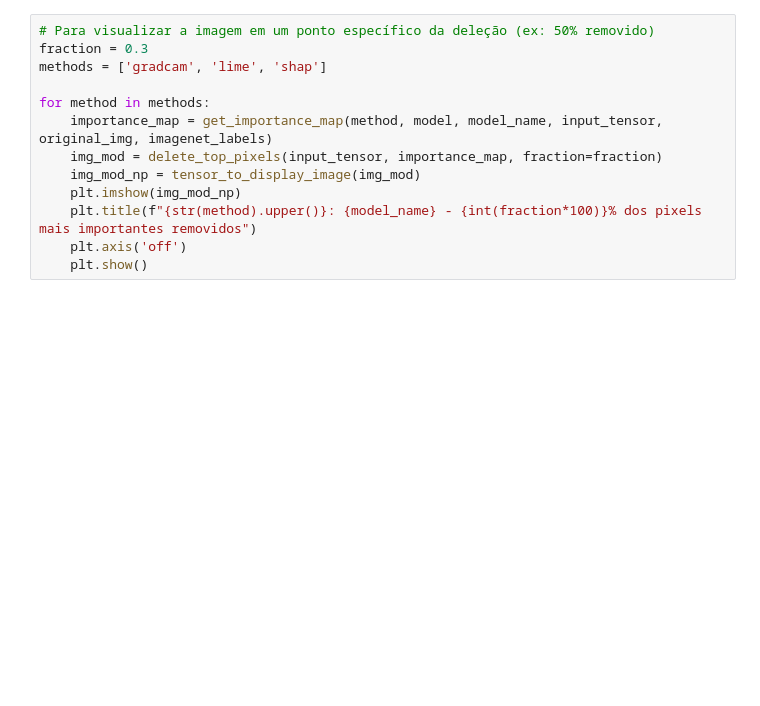
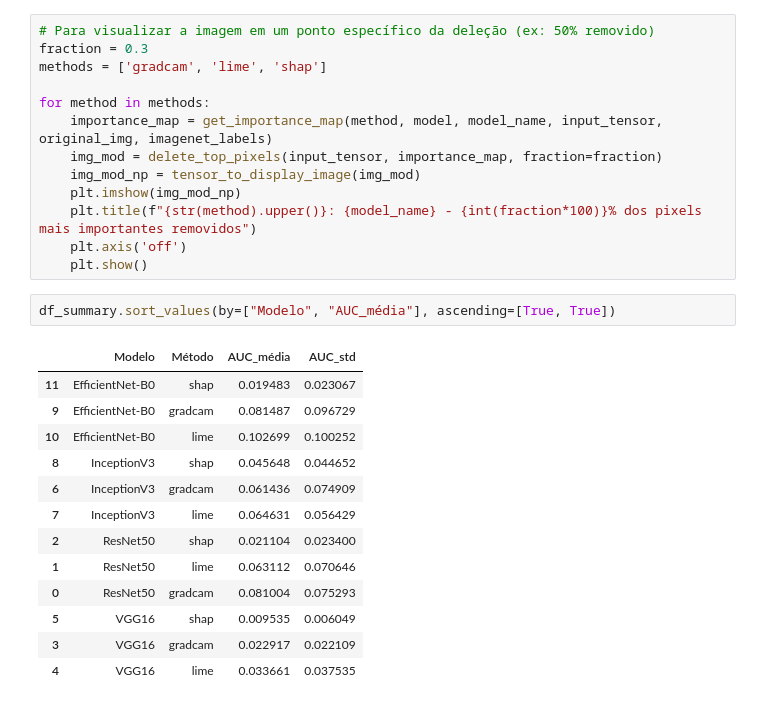
Before and after one commit to edmar-bevilaqua/xai_project_cmp627, a Jupyter notebook: src/xAI_project_CMP627_Deep_Learning.ipynb, the cells around one changed output. Drawn from its saved outputs; the diff is of its cells as text; blank space fills up the shorter version.

```diff
--- a/src/xAI_project_CMP627_Deep_Learning.ipynb
+++ b/src/xAI_project_CMP627_Deep_Learning.ipynb
@@ -1087,3 +1087,19 @@ for method in methods:
     plt.title(f"{str(method).upper()}: {model_name} - {int(fraction*100)}% dos pixels mais importantes removidos")
     plt.axis('off')
     plt.show()
+# %%
+df_summary.sort_values(by=["Modelo", "AUC_média"], ascending=[True, True])
+# %% [output]
+|  | Modelo | Método | AUC_média | AUC_std |
+| 11 | EfficientNet-B0 | shap | 0.019483 | 0.023067 |
+| 9 | EfficientNet-B0 | gradcam | 0.081487 | 0.096729 |
+| 10 | EfficientNet-B0 | lime | 0.102699 | 0.100252 |
+| 8 | InceptionV3 | shap | 0.045648 | 0.044652 |
+| 6 | InceptionV3 | gradcam | 0.061436 | 0.074909 |
+| 7 | InceptionV3 | lime | 0.064631 | 0.056429 |
+| 2 | ResNet50 | shap | 0.021104 | 0.023400 |
+| 1 | ResNet50 | lime | 0.063112 | 0.070646 |
+| 0 | ResNet50 | gradcam | 0.081004 | 0.075293 |
+| 5 | VGG16 | shap | 0.009535 | 0.006049 |
+| 3 | VGG16 | gradcam | 0.022917 | 0.022109 |
+| 4 | VGG16 | lime | 0.033661 | 0.037535 |
```
Also changed, not shown: parts of 1 cell of this notebook, 1 other file.
